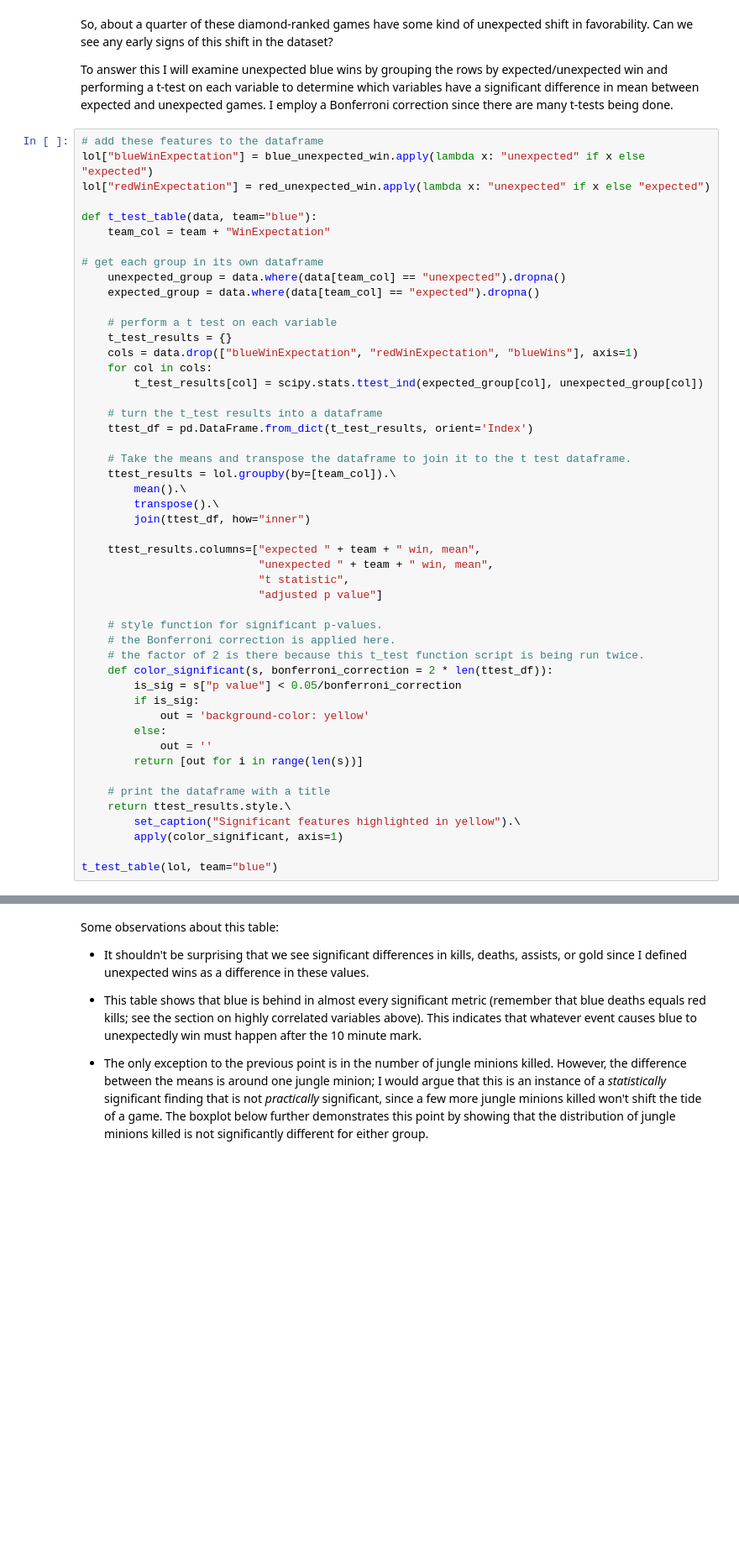
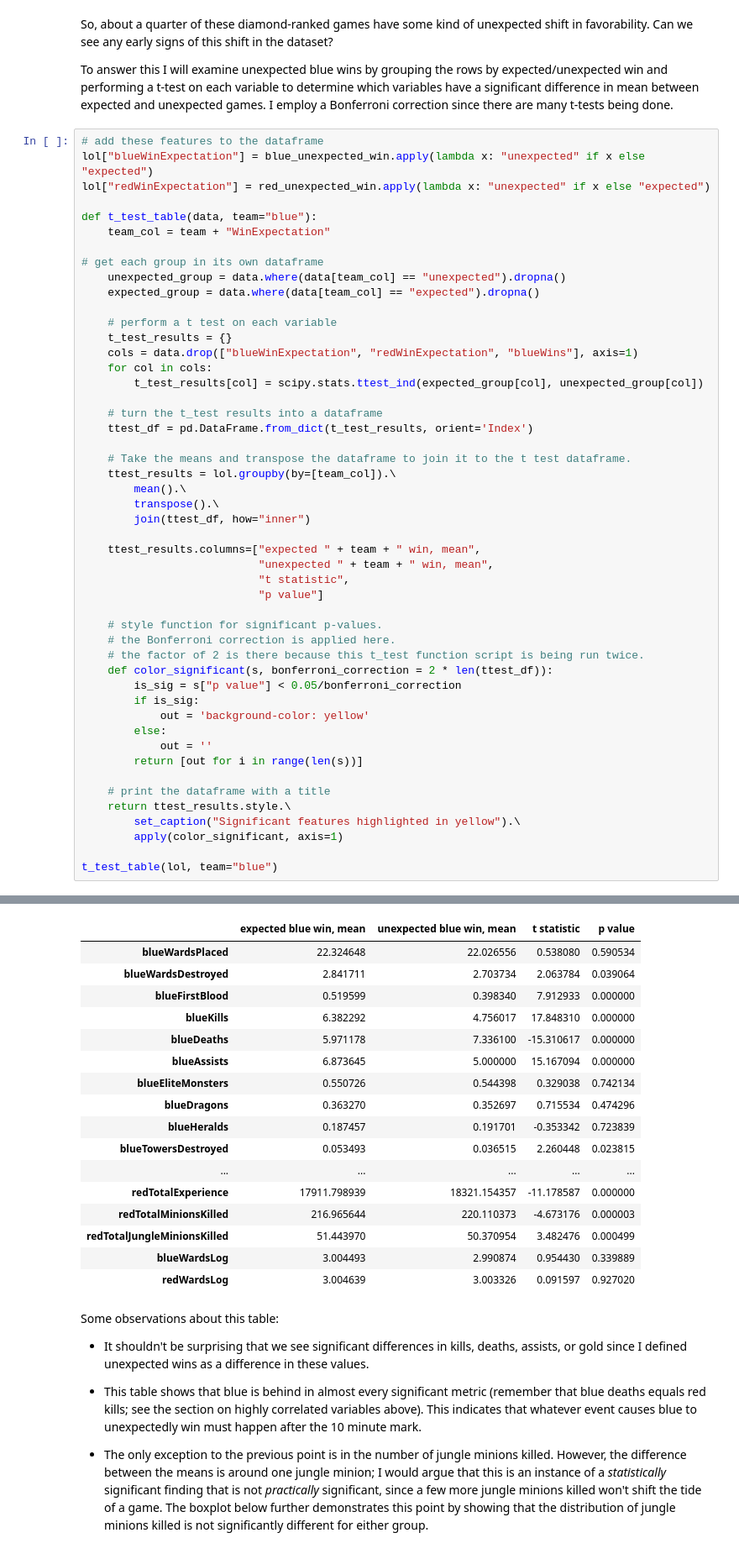
Before and after one commit to awray3/league_of_legends, a Jupyter notebook: league_of_legends.ipynb, the cells around one changed output, grey strips where cells are left out. Shown at 84% size. Saved outputs shown, nothing was run; the diff lists cells and outputs as text; blank space fills up the shorter version.

```diff
--- a/league_of_legends.ipynb
+++ b/league_of_legends.ipynb
@@ -333,7 +331,7 @@ def t_test_table(data, team="blue"):
     ttest_results.columns=["expected " + team + " win, mean",
                            "unexpected " + team + " win, mean",
                            "t statistic",
-                           "adjusted p value"]
+                           "p value"]
 
     # style function for significant p-values.
     # the Bonferroni correction is applied here.
@@ -358,3 +355,20 @@ KeyError: 'p value'
+|  | expected blue win, mean | unexpected blue win, mean | t statistic | p value |
+| blueWardsPlaced | 22.324648 | 22.026556 | 0.538080 | 0.590534 |
+| blueWardsDestroyed | 2.841711 | 2.703734 | 2.063784 | 0.039064 |
+| blueFirstBlood | 0.519599 | 0.398340 | 7.912933 | 0.000000 |
+| blueKills | 6.382292 | 4.756017 | 17.848310 | 0.000000 |
+| blueDeaths | 5.971178 | 7.336100 | -15.310617 | 0.000000 |
+| blueAssists | 6.873645 | 5.000000 | 15.167094 | 0.000000 |
+| blueEliteMonsters | 0.550726 | 0.544398 | 0.329038 | 0.742134 |
+| blueDragons | 0.363270 | 0.352697 | 0.715534 | 0.474296 |
+| blueHeralds | 0.187457 | 0.191701 | -0.353342 | 0.723839 |
+| blueTowersDestroyed | 0.053493 | 0.036515 | 2.260448 | 0.023815 |
+| ... | ... | ... | ... | ... |
+| redTotalExperience | 17911.798939 | 18321.154357 | -11.178587 | 0.000000 |
+| redTotalMinionsKilled | 216.965644 | 220.110373 | -4.673176 | 0.000003 |
+| redTotalJungleMinionsKilled | 51.443970 | 50.370954 | 3.482476 | 0.000499 |
+| blueWardsLog | 3.004493 | 2.990874 | 0.954430 | 0.339889 |
+| redWardsLog | 3.004639 | 3.003326 | 0.091597 | 0.927020 |
 # %% [markdown]
 Some observations about this table:
 
```
Also changed, not shown: parts of 12 cells of this notebook, 1 other file.
